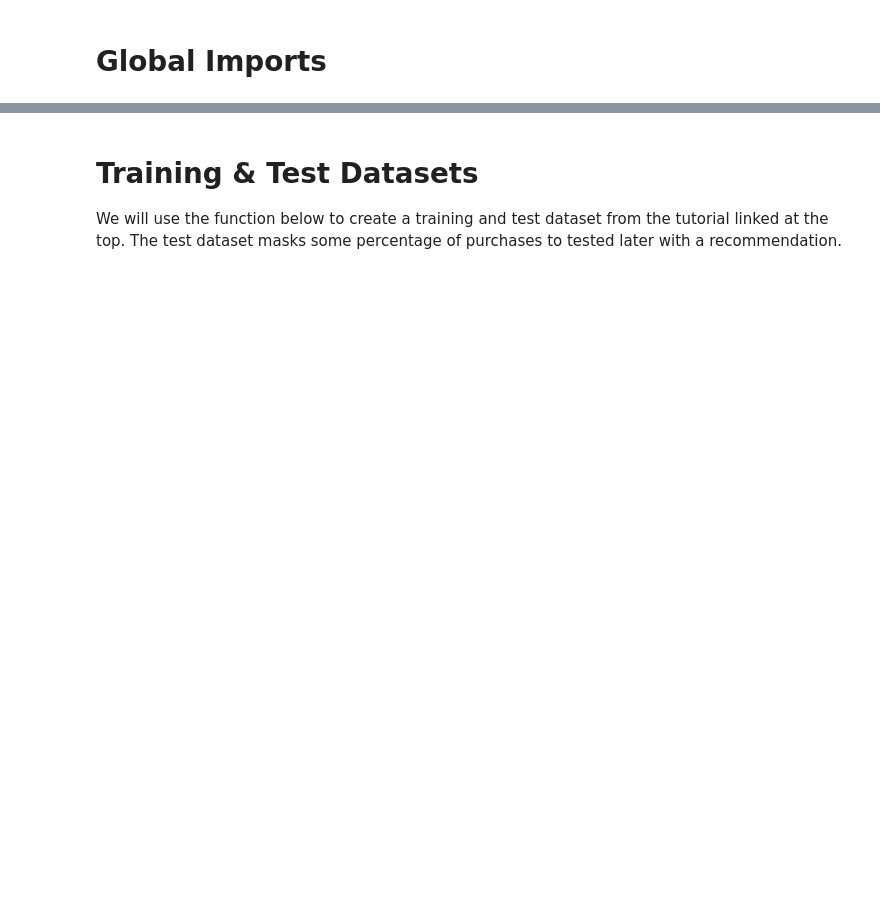
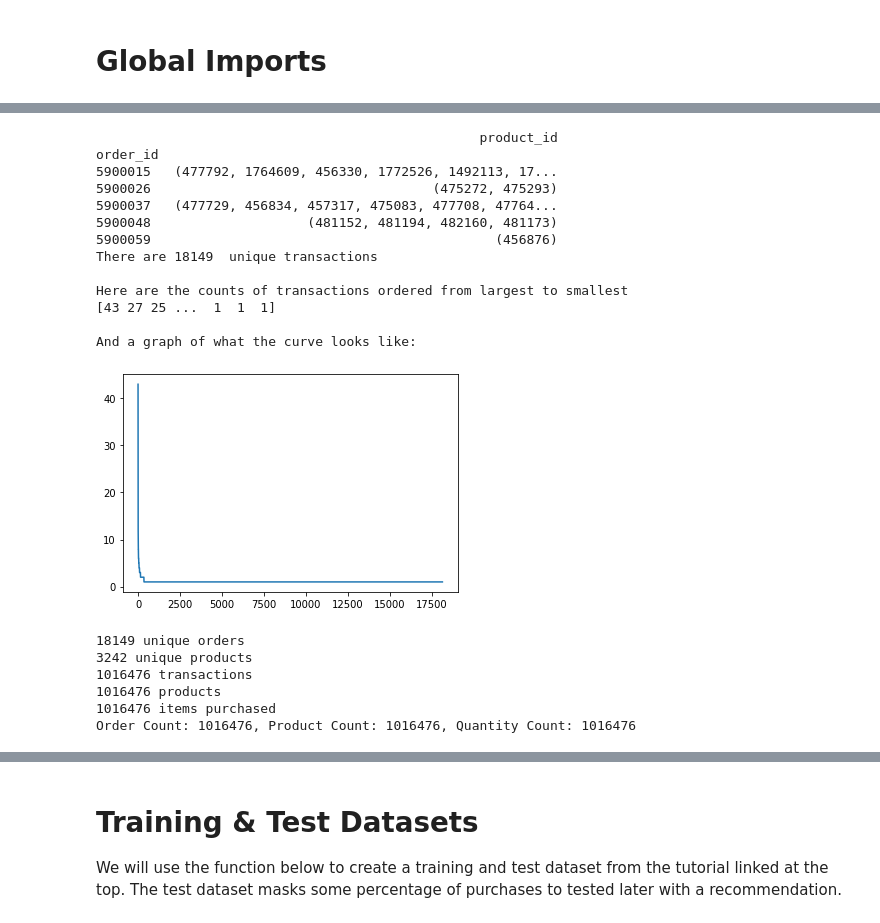
Before and after one commit to HSV-AI/product-recommendation, a Jupyter notebook: notebooks/vipin20-Implicit-Recommendation.ipynb, the cells around one changed output, grey strips where cells are left out. Drawn from its saved outputs; the diff is of its cells as text; code cells hidden in the pictures; blank space fills up the shorter version.

```diff
--- a/notebooks/vipin20-Implicit-Recommendation.ipynb
+++ b/notebooks/vipin20-Implicit-Recommendation.ipynb
@@ -89,0 +81,26 @@ purchases_sparse = scipy.sparse.csr_matrix((quantity_list, (rows, cols)), shape=
+# %%
+grouped = transactions.groupby('order_id').agg({"product_id": lambda x: frozenset(x)})
+print(grouped.head())
+
+transaction_counts = grouped['product_id'].value_counts().to_numpy()
+print('There are', len(transaction_counts), ' unique transactions\n')
+print('Here are the counts of transactions ordered from largest to smallest')
+print(transaction_counts)
+print('\nAnd a graph of what the curve looks like:')
+plt.plot(transaction_counts)
+plt.show()
+# %% [output]
+                                                 product_id
+order_id
+5900015   (477792, 1764609, 456330, 1772526, 1492113, 17...
+5900026                                    (475272, 475293)
+5900037   (477729, 456834, 457317, 475083, 477708, 47764...
+5900048                    (481152, 481194, 482160, 481173)
+5900059                                            (456876)
+There are 18149  unique transactions
+
+Here are the counts of transactions ordered from largest to smallest
+[43 27 25 ...  1  1  1]
+
+And a graph of what the curve looks like:
+[figure, added]
@@ -90,3 +115,32 @@ purchases_sparse = scipy.sparse.csr_matrix((quantity_list, (rows, cols)), shape=
+# %%
+order_list = list(np.sort(indexed_orders.order_index.unique())) # Get our unique customers
+print(len(order_list), "unique orders")
+
+product_list = list(transactions.product_id.unique()) # Get our unique products that were purchased
+print(len(product_list), "unique products")
+
+# Get the associated row indices
+rows = transactions.order_index.astype(CategoricalDtype(categories=order_list, ordered=True)).cat.codes
+print(len(rows), "transactions")
+
+# Get the associated column indices
+cols = transactions.product_id.astype(CategoricalDtype(categories=product_list, ordered=True)).cat.codes
+print(len(cols), "products")
+
+quantity_list = list(transactions.quantity) # All of our purchases
+print(len(quantity_list), "items purchased")
+
+shape=(len(order_list), len(product_list))
+
+print("Order Count: {}, Product Count: {}, Quantity Count: {}".format(len(rows), len(cols), len(quantity_list)))
+purchases_sparse = scipy.sparse.csr_matrix((quantity_list, (rows, cols)), shape)
+# %% [output]
+18149 unique orders
+3242 unique products
+1016476 transactions
+1016476 products
+1016476 items purchased
+Order Count: 1016476, Product Count: 1016476, Quantity Count: 1016476
 # %%
 matrix_size = purchases_sparse.shape[0]*purchases_sparse.shape[1] # Number of possible interactions in the matrix
 num_purchases = len(purchases_sparse.nonzero()[0]) # Number of items interacted with
```
Also changed, not shown: parts of 26 cells of this notebook, 5 other files.
